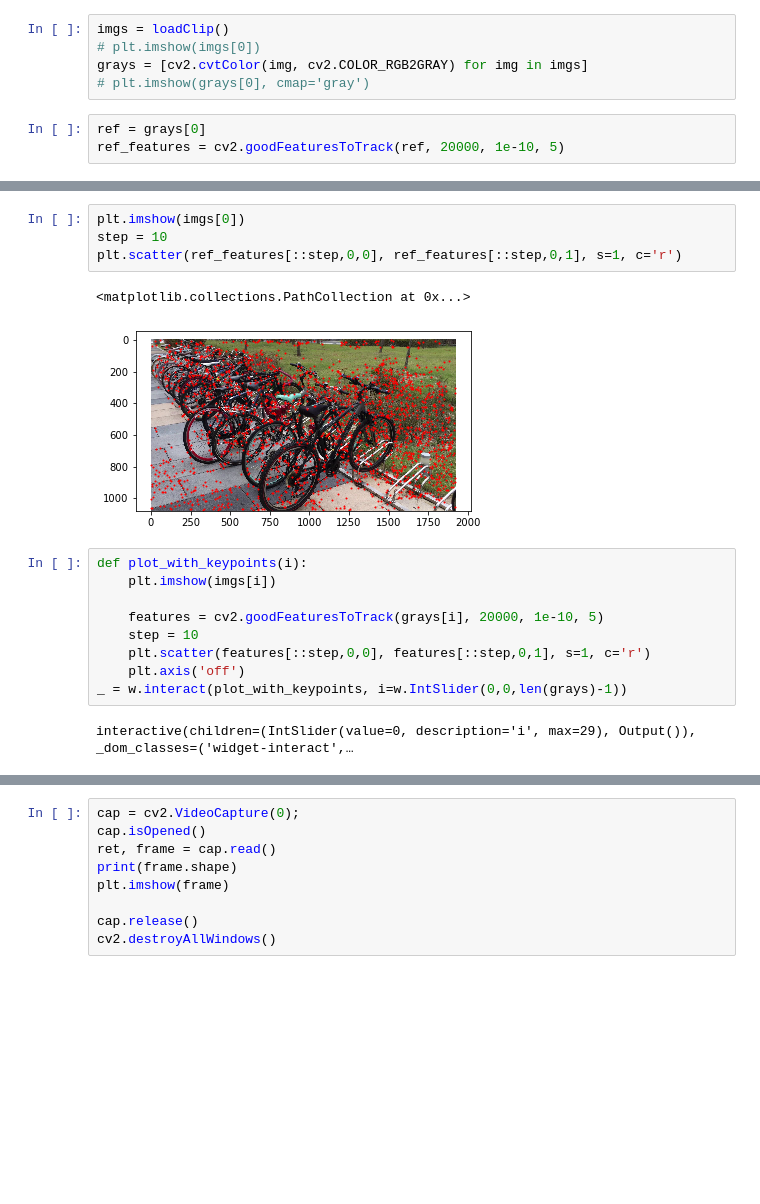
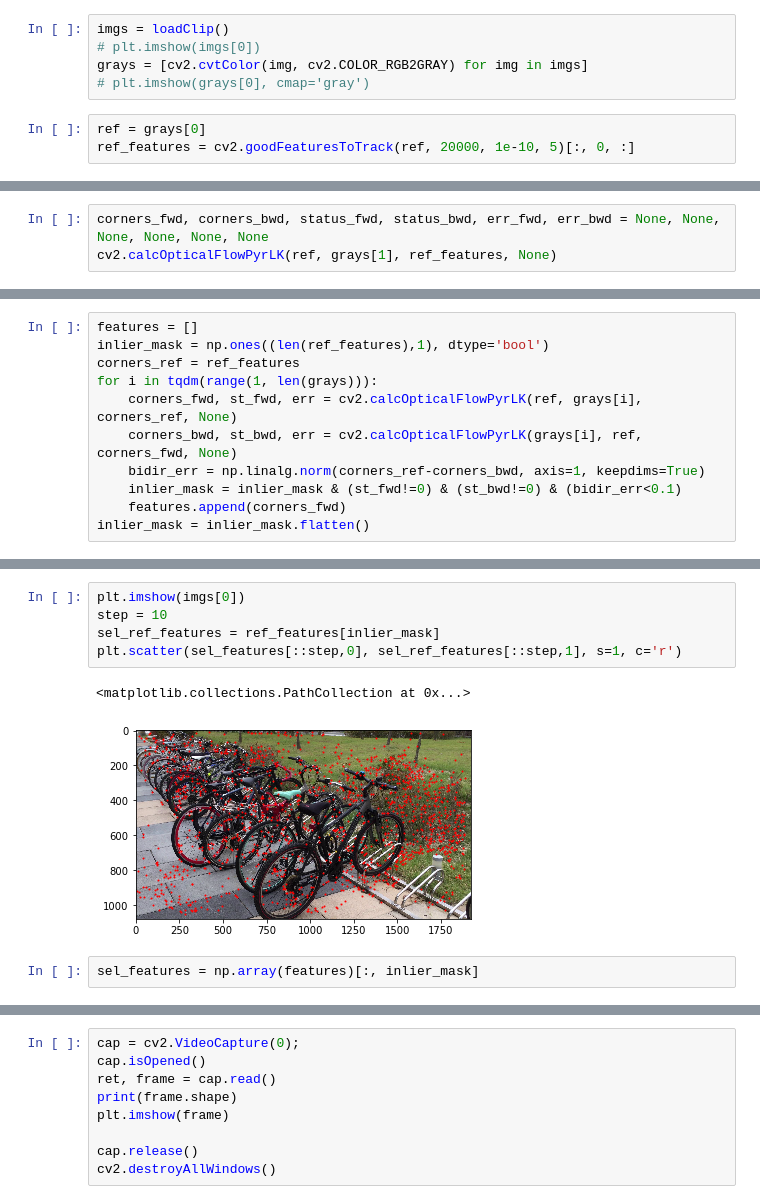
Before and after one commit to sn0wbars/DfUSMC, a Jupyter notebook: Untitled1.ipynb, the cells around one changed output, grey strips where cells are left out. Drawn from its saved outputs; the diff is of its cells as text; blank space fills up the shorter version.

Commit message:
detection + tracking. bundle adjustment doesn't work, requires sparse Jakobian

```diff
--- a/Untitled1.ipynb
+++ b/Untitled1.ipynb
@@ -30,4 +34,4 @@ grays = [cv2.cvtColor(img, cv2.COLOR_RGB2GRAY) for img in imgs]
 # plt.imshow(grays[0], cmap='gray')
 # %%
 ref = grays[0]
-ref_features = cv2.goodFeaturesToTrack(ref, 20000, 1e-10, 5)
+ref_features = cv2.goodFeaturesToTrack(ref, 20000, 1e-10, 5)[:, 0, :]
@@ -37,0 +51,3 @@ array([1012.,  604.,  379., ..., 1601.,  790., 1831.], dtype=float32)
+# %%
+corners_fwd, corners_bwd, status_fwd, status_bwd, err_fwd, err_bwd = None, None, None, None, None, None
+cv2.calcOpticalFlowPyrLK(ref, grays[1], ref_features, None)
@@ -37,0 +81,11 @@ array([1012.,  604.,  379., ..., 1601.,  790., 1831.], dtype=float32)
+# %%
+features = []
+inlier_mask = np.ones((len(ref_features),1), dtype='bool')
+corners_ref = ref_features
+for i in tqdm(range(1, len(grays))):
+    corners_fwd, st_fwd, err = cv2.calcOpticalFlowPyrLK(ref, grays[i], corners_ref, None)
+    corners_bwd, st_bwd, err = cv2.calcOpticalFlowPyrLK(grays[i], ref, corners_fwd, None)
+    bidir_err = np.linalg.norm(corners_ref-corners_bwd, axis=1, keepdims=True)
+    inlier_mask = inlier_mask & (st_fwd!=0) & (st_bwd!=0) & (bidir_err<0.1)
+    features.append(corners_fwd)
+inlier_mask = inlier_mask.flatten()
@@ -38,18 +94,10 @@ array([1012.,  604.,  379., ..., 1601.,  790., 1831.], dtype=float32)
 # %%
 plt.imshow(imgs[0])
 step = 10
-plt.scatter(ref_features[::step,0,0], ref_features[::step,0,1], s=1, c='r')
+sel_ref_features = ref_features[inlier_mask]
+plt.scatter(sel_features[::step,0], sel_ref_features[::step,1], s=1, c='r')
 # %% [output]
 <matplotlib.collections.PathCollection at 0x...>
-[figure, old version]
+[figure, new version]
-# %%
-def plot_with_keypoints(i):
-    plt.imshow(imgs[i])
-
-    features = cv2.goodFeaturesToTrack(grays[i], 20000, 1e-10, 5)
-    step = 10
-    plt.scatter(features[::step,0,0], features[::step,0,1], s=1, c='r')
-    plt.axis('off')
-_ = w.interact(plot_with_keypoints, i=w.IntSlider(0,0,len(grays)-1))
-# %% [output]
-interactive(children=(IntSlider(value=0, description='i', max=29), Output()), _dom_classes=('widget-interact',…
+# %%
+sel_features = np.array(features)[:, inlier_mask]
```
Also changed, not shown: parts of 19 cells of this notebook.
